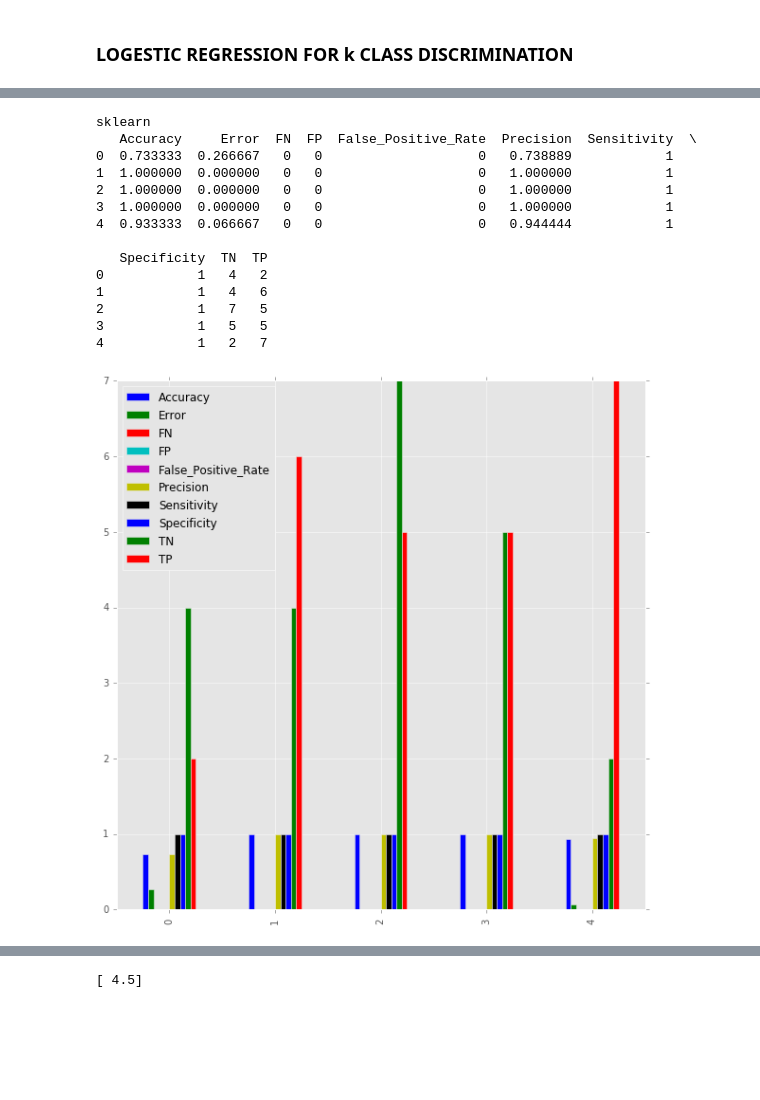
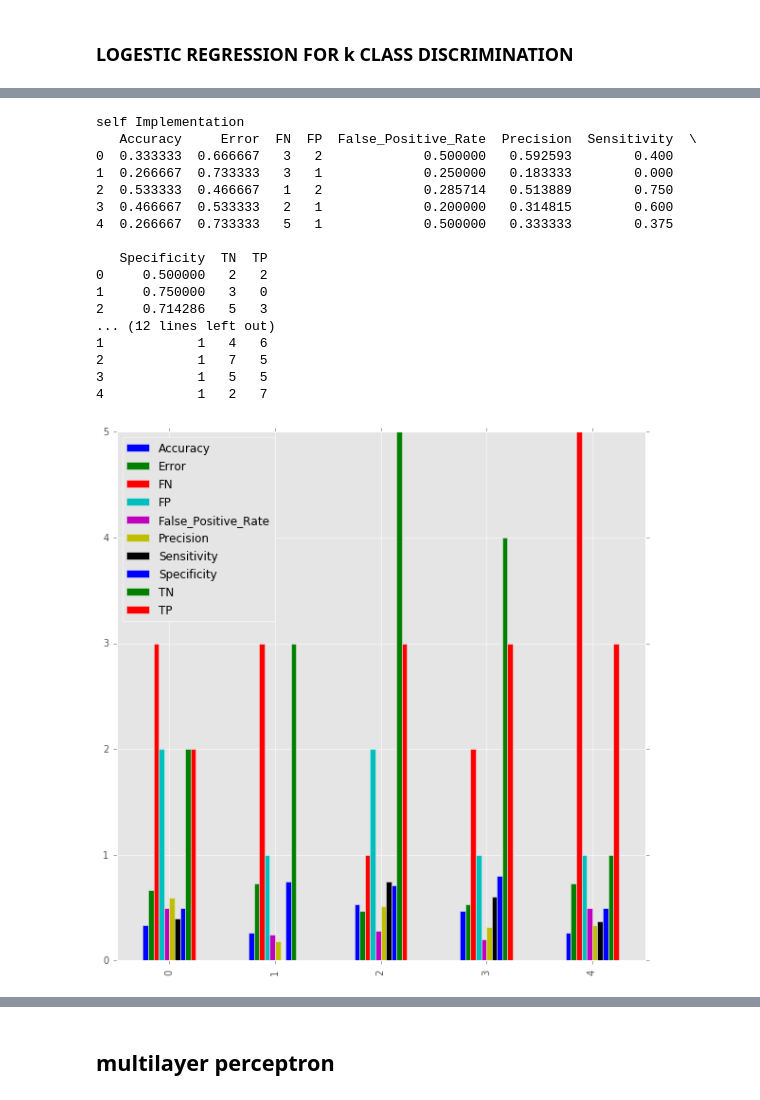
Before and after one commit to arvindshekar07/MachineLearning, a Jupyter notebook: Assignment3/Ass3.ipynb, the cells around one changed output, grey strips where cells are left out. Cells and saved outputs as stored; diff of their text form; code cells hidden in the pictures; blank space fills up the shorter version.

```diff
--- a/Assignment3/Ass3.ipynb
+++ b/Assignment3/Ass3.ipynb
@@ -527,57 +541,61 @@ matricsTotal = []
 ld_matricsTotal = []
 kf = sklearn.cross_validation.KFold(n=len(Y_1D), n_folds=10, shuffle=True,random_state=5)
 for train_index, test_index in kf:
-    X_train, X_test =[list(X_1D[a]) for a  in train_index],[list(X_1D[a]) for a  in test_index]
+    X_train, X_test =np.array([list(X_1D[a]) for a  in train_index]),np.array([list(X_1D[a]) for a  in test_index])
     Y_train, Y_test = [Y_1D[a] for a  in train_index],[Y_1D[a] for a  in test_index]
 
-#     grad =  GDA1D2C()
-#     grad.fit(X_train,Y_train)
-#     predicted_Y_values = grad.predict(X_test)
-#     #self
 
-#     tm  = TestMetrics()
-#     tm.setData(Y_test,predicted_Y_values)
-#     TP,TN,FP,FN,Classification_Accuracy,Classification_Error,Sensitivity,Specificity,False_Positive_Rate,Precision =  tm.getMatrics()
-#     matricsTotal.append({"TP":TP,"TN":TN,"FP":FP,"FN":FN,"Accuracy":Classification_Accuracy,"Error":Classification_Error,"Sensitivity":Sensitivity,"Specificity":Specificity,"False_Positive_Rate":False_Positive_Rate,"Precision":Precision})
+    grad =  LogesticRegressionSelfK()
+    grad.fit(X_train,Y_train)
+    predicted_Y_values = grad.predict(X_test)
+    #self
+
+    tm  = TestMetrics()
+    tm.setData(Y_test,predicted_Y_values)
+    TP,TN,FP,FN,Classification_Accuracy,Classification_Error,Sensitivity,Specificity,False_Positive_Rate,Precision =  tm.getMatrics()
+    matricsTotal.append({"TP":TP,"TN":TN,"FP":FP,"FN":FN,"Accuracy":Classification_Accuracy,"Error":Classification_Error,"Sensitivity":Sensitivity,"Specificity":Specificity,"False_Positive_Rate":False_Positive_Rate,"Precision":Precision})
 
     ### sklearn test
     ld_grad =   LogisticRegression()
     ld_grad.fit(X_train,Y_train)
     ld_predicted_Y_values = ld_grad.predict(X_test)
 
     ld_tm  = TestMetrics()
     ld_tm.setData(Y_test,ld_predicted_Y_values)
     TP,TN,FP,FN,Classification_Accuracy,Classification_Error,Sensitivity,Specificity,False_Positive_Rate,Precision =  ld_tm.getMatrics()
     ld_matricsTotal.append({"TP":TP,"TN":TN,"FP":FP,"FN":FN,"Accuracy":Classification_Accuracy,"Error":Classification_Error,"Sensitivity":Sensitivity,"Specificity":Specificity,"False_Positive_Rate":False_Positive_Rate,"Precision":Precision})
 
 
 
 
 matplotlib.style.use('ggplot')
 
-# print "self Implementation"
-# df = pd.DataFrame(matricsTotal).head()
-# #df.plot.figure(figsize=(50,50))
-# df.plot(kind = 'bar',figsize =(10 ,10),stacked = False)
-# print df
+print "self Implementation"
+df = pd.DataFrame(matricsTotal).head()
+#df.plot.figure(figsize=(50,50))
+df.plot(kind = 'bar',figsize =(10 ,10),stacked = False)
+print df
 
 print "sklearn"
 ld_df = pd.DataFrame(ld_matricsTotal).head()
 ld_df.plot(kind = 'bar',figsize =(10 ,10),stacked = False)
 print ld_df
 # %% [output]
-sklearn
+self Implementation
    Accuracy     Error  FN  FP  False_Positive_Rate  Precision  Sensitivity  \
-0  0.733333  0.266667   0   0                    0   0.738889            1
-1  1.000000  0.000000   0   0                    0   1.000000            1
-2  1.000000  0.000000   0   0                    0   1.000000            1
-3  1.000000  0.000000   0   0                    0   1.000000            1
-4  0.933333  0.066667   0   0                    0   0.944444            1
+0  0.333333  0.666667   3   2             0.500000   0.592593        0.400
+1  0.266667  0.733333   3   1             0.250000   0.183333        0.000
+2  0.533333  0.466667   1   2             0.285714   0.513889        0.750
+3  0.466667  0.533333   2   1             0.200000   0.314815        0.600
+4  0.266667  0.733333   5   1             0.500000   0.333333        0.375
 
    Specificity  TN  TP
-0            1   4   2
+0     0.500000   2   2
+1     0.750000   3   0
+2     0.714286   5   3
+... (12 lines left out)
 1            1   4   6
 2            1   7   5
 3            1   5   5
 4            1   2   7
-[figure, old version]
+[figure, new version]
@@ -584,4 +603,2 @@ sklearn
-# %%
-print np.array([1])*np.array([4.5])
-# %% [output]
-[ 4.5]
+# %% [markdown]
+## multilayer perceptron
```
Also changed, not shown: parts of 5 cells of this notebook, 5 other files.
